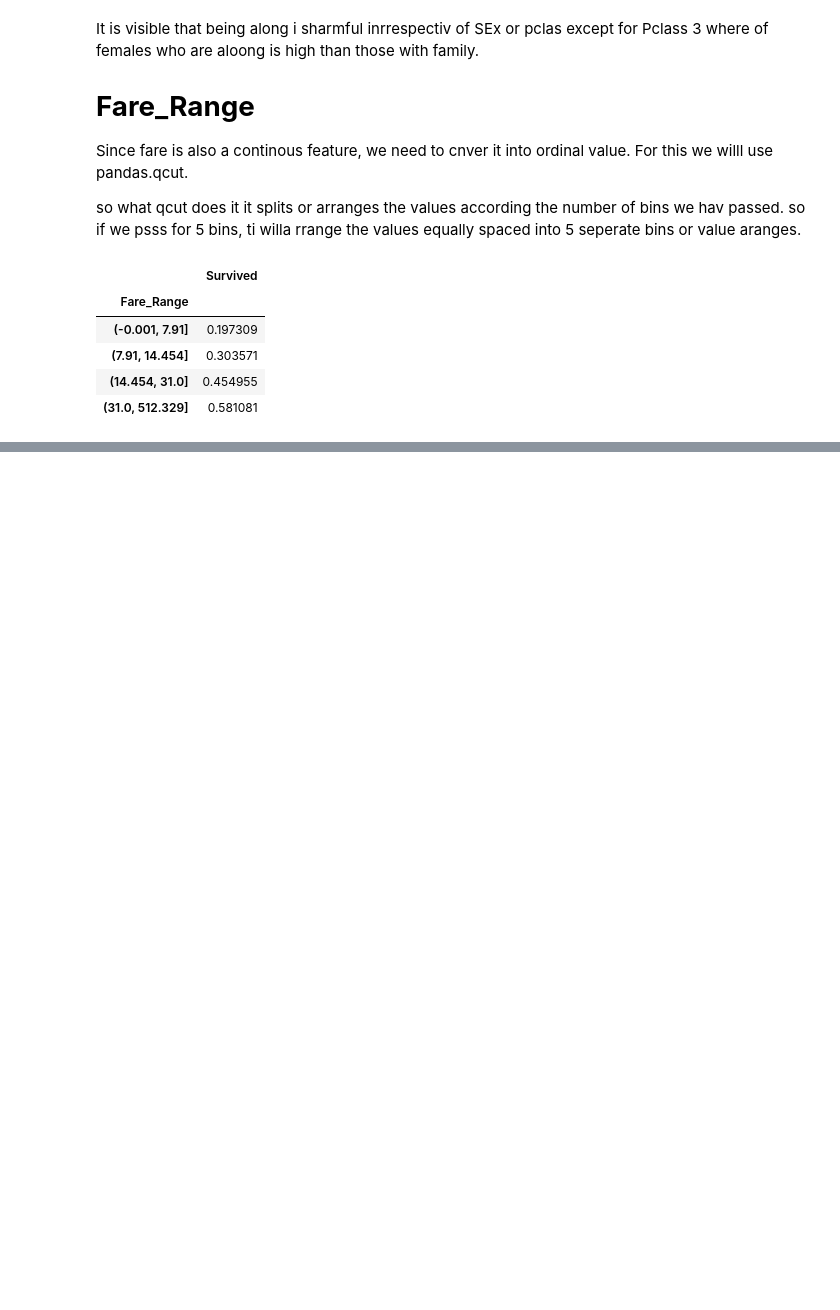
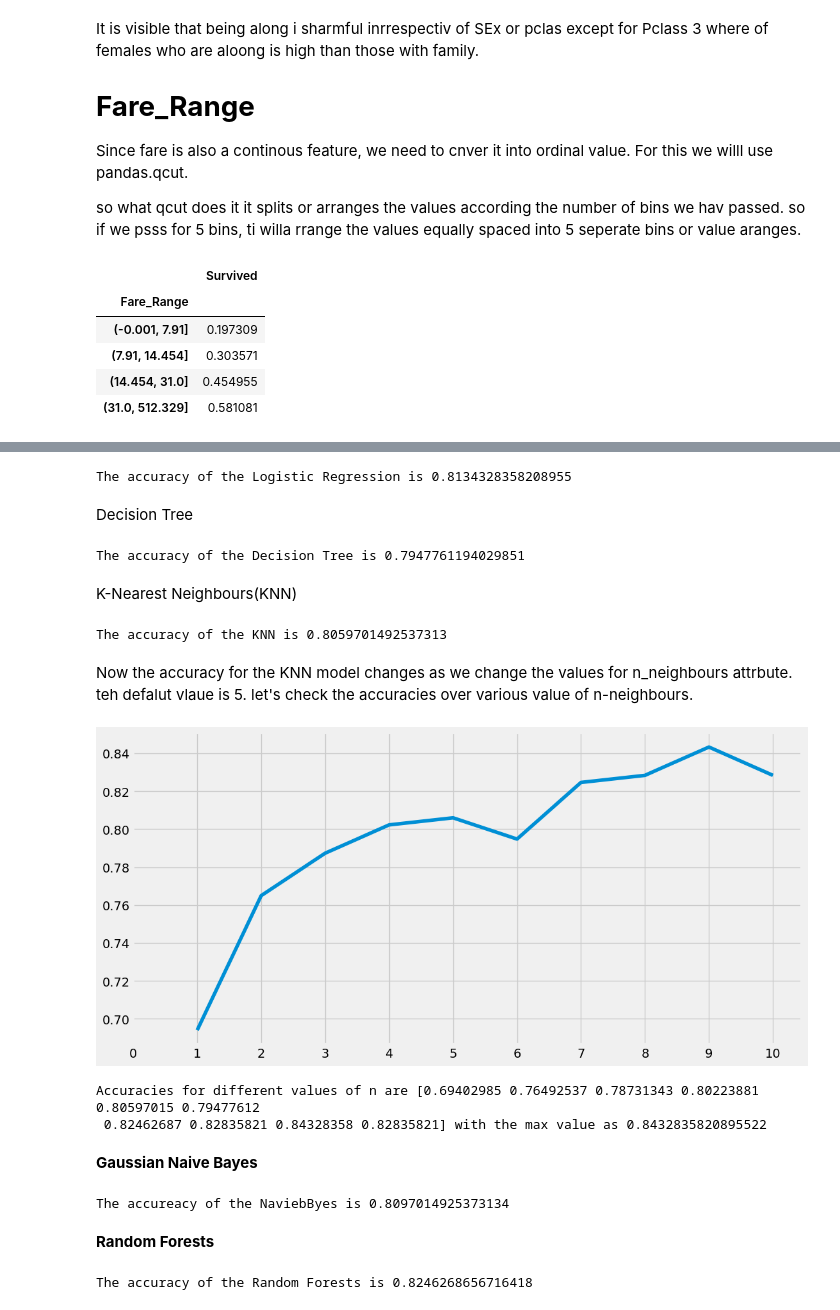
Before and after one commit to Highflying07/Data-Science, a Jupyter notebook: EDA_To_Prediction(DieTanic).ipynb, the cells around one changed output, grey strips where cells are left out. Drawn from its saved outputs; the diff is of its cells as text; code cells hidden in the pictures; blank space fills up the shorter version.

```diff
--- a/EDA_To_Prediction(DieTanic).ipynb
+++ b/EDA_To_Prediction(DieTanic).ipynb
@@ -707,0 +821,5 @@ df.groupby(['Fare_Range'])['Survived'].mean().to_frame().style.background_gradie
+# %%
+model = svm.SVC(kernel='linear', C=0.1, gamma=0.1)
+model.fit(train_X, train_Y)
+prediction2=model.predict(test_X)
+print('Accuracy for linear SVM is', metrics.accuracy_score(prediction2, test_Y))
@@ -707,0 +830,71 @@ df.groupby(['Fare_Range'])['Survived'].mean().to_frame().style.background_gradie
+# %%
+model = LogisticRegression()
+model.fit(train_X, train_Y)
+prediction3=model.predict(test_X)
+print('The accuracy of the Logistic Regression is', metrics.accuracy_score(prediction3, test_Y))
+# %% [output]
+The accuracy of the Logistic Regression is 0.8134328358208955
+# %% [markdown]
+Decision Tree
+# %%
+model = DecisionTreeClassifier()
+model.fit(train_X, train_Y)
+prediction4=model.predict(test_X)
+print('The accuracy of the Decision Tree is', metrics.accuracy_score(prediction4, test_Y))
+# %% [output]
+The accuracy of the Decision Tree is 0.7947761194029851
+# %% [markdown]
+K-Nearest Neighbours(KNN)
+# %%
+model = KNeighborsClassifier()
+model.fit(train_X, train_Y)
+prediction5 = model.predict(test_X)
+print('The accuracy of the KNN is', metrics.accuracy_score(prediction5, test_Y))
+# %% [output]
+The accuracy of the KNN is 0.8059701492537313
+# %% [markdown]
+Now the accuracy for the KNN model changes as we change the values for n_neighbours attrbute. teh defalut vlaue is 5. let's check the accuracies over various value of n-neighbours.
+# %%
+a_index = list(range(1,11))
+a_list = []
+
+for i in range(1,11):
+    model = KNeighborsClassifier(n_neighbors=i)
+    model.fit(train_X, train_Y)
+    prediction = model.predict(test_X)
+    acc = metrics.accuracy_score(prediction, test_Y)
+    a_list.append(acc)
+
+# 리스트를 Series로 변환
+a = pd.Series(a_list)
+
+plt.plot(a_index, a)
+plt.xticks(range(0,11))  # x도 같이 수정
+
+fig = plt.gcf()
+fig.set_size_inches(12,6)
+plt.show()
+
+print('Accuracies for different values of n are', a.values, 'with the max value as', a.values.max())
+# %% [output]
+[figure, added]
+Accuracies for different values of n are [0.69402985 0.76492537 0.78731343 0.80223881 0.80597015 0.79477612
+ 0.82462687 0.82835821 0.84328358 0.82835821] with the max value as 0.8432835820895522
+# %% [markdown]
+**Gaussian Naive Bayes**
+# %%
+model=GaussianNB()
+model.fit(train_X, train_Y)
+prediction6=model.predict(test_X)
+print('The accureacy of the NaviebByes is', metrics.accuracy_score(prediction6, test_Y))
+# %% [output]
+The accureacy of the NaviebByes is 0.8097014925373134
+# %% [markdown]
+**Random Forests**
+# %%
+model=RandomForestClassifier(n_estimators=100)
+model.fit(train_X, train_Y)
+prediction7=model.predict(test_X)
+print('The accuracy of the Random Forests is', metrics.accuracy_score(prediction7, test_Y))
+# %% [output]
+The accuracy of the Random Forests is 0.8246268656716418
```
Also changed, not shown: parts of 26 cells of this notebook.
